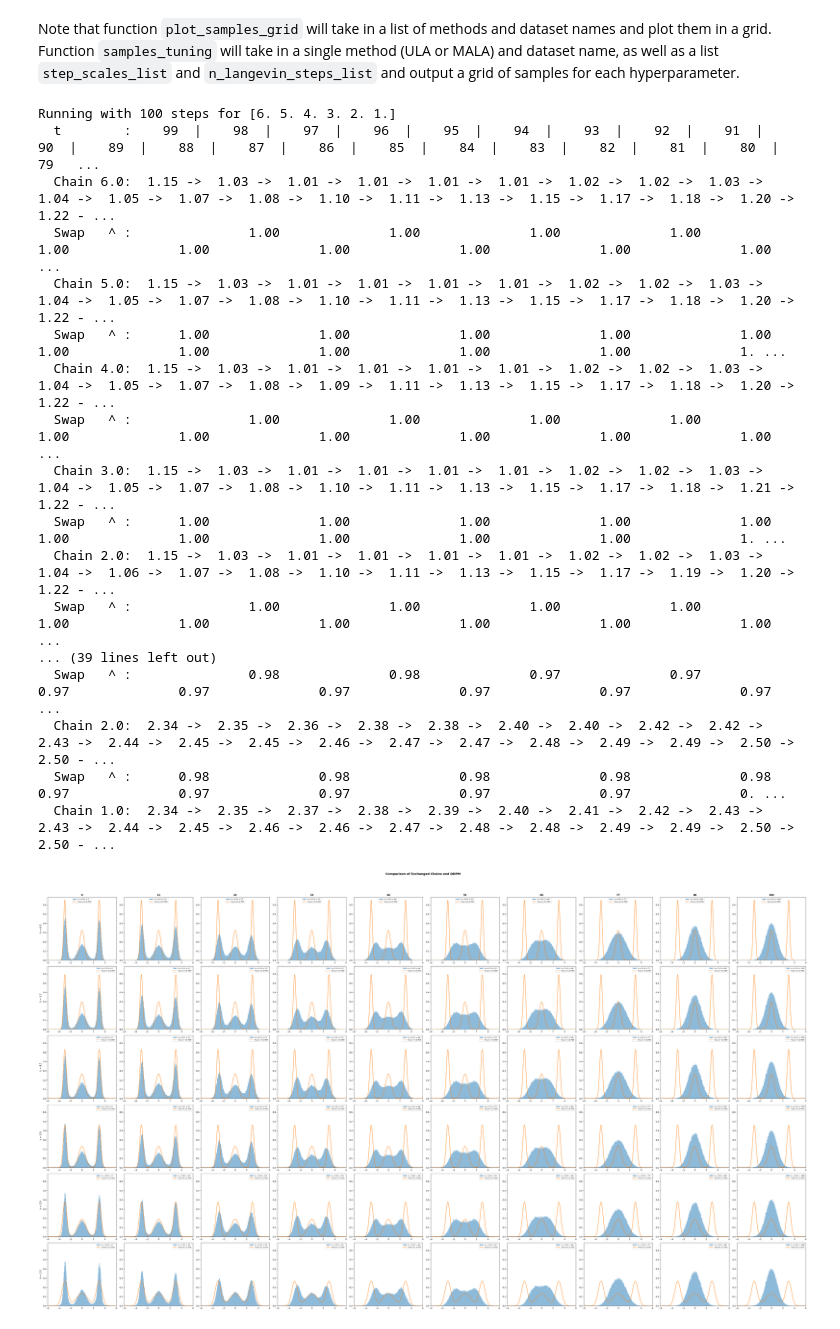
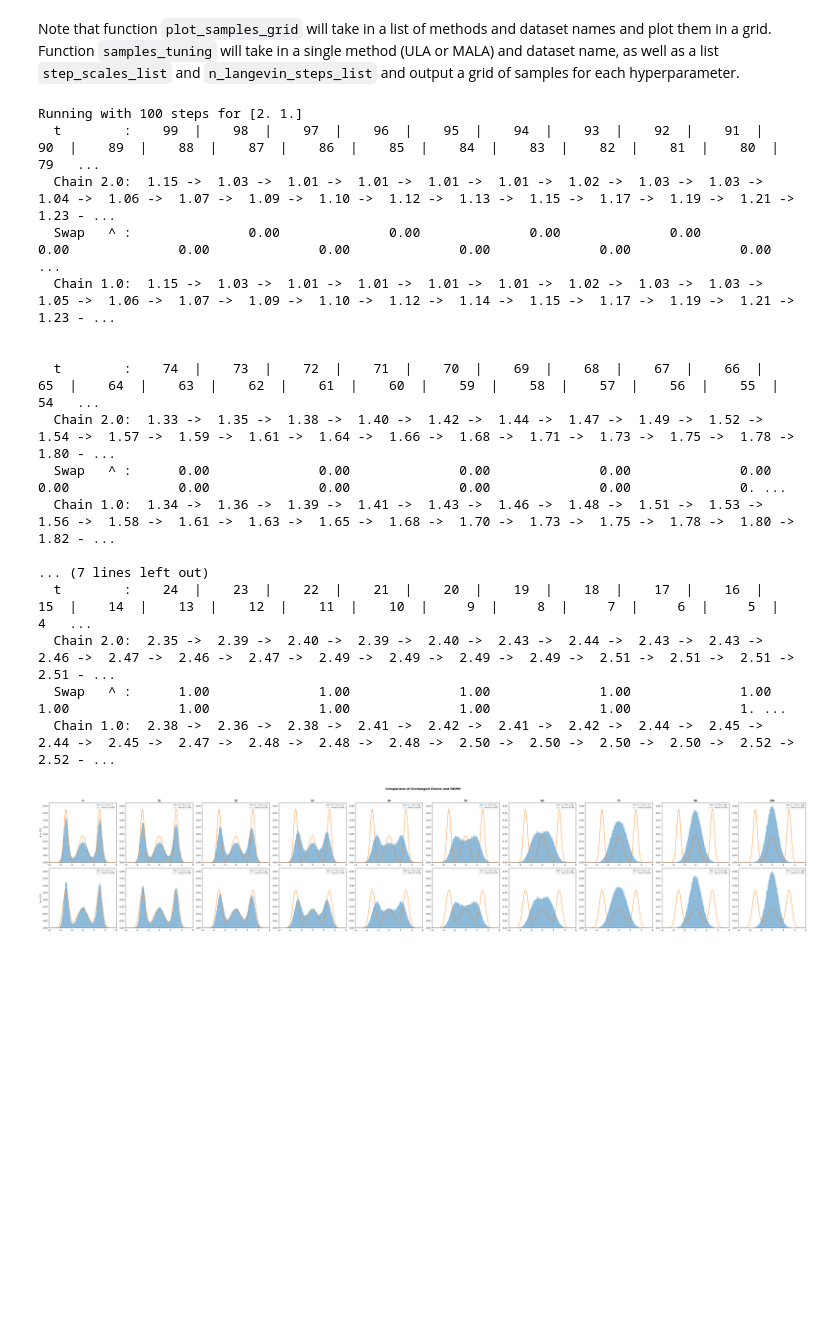
Before and after one commit to oatmeallover/parallel_tempering, a Jupyter notebook: tempered_energy.ipynb, the cells around one changed output. Drawn from its saved outputs; the diff is of its cells as text; code cells hidden in the pictures; blank space fills up the shorter version.

Commit message:
below time step

```diff
--- a/tempered_energy.ipynb
+++ b/tempered_energy.ipynb
@@ -14,31 +14,31 @@ from src.eval import ladder_ddpm, plot_acceptance_over_time, plot_acceptance_ove
 Note that function `plot_samples_grid` will take in a list of methods and dataset names and plot them in a grid. Function `samples_tuning` will take in a single method (ULA or MALA) and dataset name, as well as a list `step_scales_list` and `n_langevin_steps_list` and output a grid of samples for each hyperparameter.
 # %%
 dataset_name = "composed"
-k = 6.0
+k = 2.0
 sigma = 0.5
 step_scale = 1
 n_langevin_steps = 3
-n_replicas = 6
+n_replicas = 2
 
 x_ladder, a_ladder = ladder_ddpm(dataset_name, k, sigma, step_scale, n_langevin_steps, n_replicas, x_limit=6, save_dir="figures", figsize_per_panel=(5,4), filename=None)
 plot_acceptance_over_time(a_ladder)
 _ = plot_acceptance_over_position(a_ladder, x_ladder[0][k])
 # %% [output]
-Running with 100 steps for [6. 5. 4. 3. 2. 1.]
+Running with 100 steps for [2. 1.]
   t        :    99  |    98  |    97  |    96  |    95  |    94  |    93  |    92  |    91  |    90  |    89  |    88  |    87  |    86  |    85  |    84  |    83  |    82  |    81  |    80  |    79   ...
-  Chain 6.0:  1.15 ->  1.03 ->  1.01 ->  1.01 ->  1.01 ->  1.01 ->  1.02 ->  1.02 ->  1.03 ->  1.04 ->  1.05 ->  1.07 ->  1.08 ->  1.10 ->  1.11 ->  1.13 ->  1.15 ->  1.17 ->  1.18 ->  1.20 ->  1.22 - ...
-  Swap   ^ :               1.00              1.00              1.00              1.00              1.00              1.00              1.00              1.00              1.00              1.00        ...
-  Chain 5.0:  1.15 ->  1.03 ->  1.01 ->  1.01 ->  1.01 ->  1.01 ->  1.02 ->  1.02 ->  1.03 ->  1.04 ->  1.05 ->  1.07 ->  1.08 ->  1.10 ->  1.11 ->  1.13 ->  1.15 ->  1.17 ->  1.18 ->  1.20 ->  1.22 - ...
+  Chain 2.0:  1.15 ->  1.03 ->  1.01 ->  1.01 ->  1.01 ->  1.01 ->  1.02 ->  1.03 ->  1.03 ->  1.04 ->  1.06 ->  1.07 ->  1.09 ->  1.10 ->  1.12 ->  1.13 ->  1.15 ->  1.17 ->  1.19 ->  1.21 ->  1.23 - ...
+  Swap   ^ :               0.00              0.00              0.00              0.00              0.00              0.00              0.00              0.00              0.00              0.00        ...
+  Chain 1.0:  1.15 ->  1.03 ->  1.01 ->  1.01 ->  1.01 ->  1.01 ->  1.02 ->  1.03 ->  1.03 ->  1.05 ->  1.06 ->  1.07 ->  1.09 ->  1.10 ->  1.12 ->  1.14 ->  1.15 ->  1.17 ->  1.19 ->  1.21 ->  1.23 - ...
+
+
+  t        :    74  |    73  |    72  |    71  |    70  |    69  |    68  |    67  |    66  |    65  |    64  |    63  |    62  |    61  |    60  |    59  |    58  |    57  |    56  |    55  |    54   ...
+  Chain 2.0:  1.33 ->  1.35 ->  1.38 ->  1.40 ->  1.42 ->  1.44 ->  1.47 ->  1.49 ->  1.52 ->  1.54 ->  1.57 ->  1.59 ->  1.61 ->  1.64 ->  1.66 ->  1.68 ->  1.71 ->  1.73 ->  1.75 ->  1.78 ->  1.80 - ...
+  Swap   ^ :      0.00              0.00              0.00              0.00              0.00              0.00              0.00              0.00              0.00              0.00              0. ...
+  Chain 1.0:  1.34 ->  1.36 ->  1.39 ->  1.41 ->  1.43 ->  1.46 ->  1.48 ->  1.51 ->  1.53 ->  1.56 ->  1.58 ->  1.61 ->  1.63 ->  1.65 ->  1.68 ->  1.70 ->  1.73 ->  1.75 ->  1.78 ->  1.80 ->  1.82 - ...
+
+... (7 lines left out)
+  t        :    24  |    23  |    22  |    21  |    20  |    19  |    18  |    17  |    16  |    15  |    14  |    13  |    12  |    11  |    10  |     9  |     8  |     7  |     6  |     5  |     4   ...
+  Chain 2.0:  2.35 ->  2.39 ->  2.40 ->  2.39 ->  2.40 ->  2.43 ->  2.44 ->  2.43 ->  2.43 ->  2.46 ->  2.47 ->  2.46 ->  2.47 ->  2.49 ->  2.49 ->  2.49 ->  2.49 ->  2.51 ->  2.51 ->  2.51 ->  2.51 - ...
   Swap   ^ :      1.00              1.00              1.00              1.00              1.00              1.00              1.00              1.00              1.00              1.00              1. ...
-  Chain 4.0:  1.15 ->  1.03 ->  1.01 ->  1.01 ->  1.01 ->  1.01 ->  1.02 ->  1.02 ->  1.03 ->  1.04 ->  1.05 ->  1.07 ->  1.08 ->  1.09 ->  1.11 ->  1.13 ->  1.15 ->  1.17 ->  1.18 ->  1.20 ->  1.22 - ...
-  Swap   ^ :               1.00              1.00              1.00              1.00              1.00              1.00              1.00              1.00              1.00              1.00        ...
-  Chain 3.0:  1.15 ->  1.03 ->  1.01 ->  1.01 ->  1.01 ->  1.01 ->  1.02 ->  1.02 ->  1.03 ->  1.04 ->  1.05 ->  1.07 ->  1.08 ->  1.10 ->  1.11 ->  1.13 ->  1.15 ->  1.17 ->  1.18 ->  1.21 ->  1.22 - ...
-  Swap   ^ :      1.00              1.00              1.00              1.00              1.00              1.00              1.00              1.00              1.00              1.00              1. ...
-  Chain 2.0:  1.15 ->  1.03 ->  1.01 ->  1.01 ->  1.01 ->  1.01 ->  1.02 ->  1.02 ->  1.03 ->  1.04 ->  1.06 ->  1.07 ->  1.08 ->  1.10 ->  1.11 ->  1.13 ->  1.15 ->  1.17 ->  1.19 ->  1.20 ->  1.22 - ...
-  Swap   ^ :               1.00              1.00              1.00              1.00              1.00              1.00              1.00              1.00              1.00              1.00        ...
-... (39 lines left out)
-  Swap   ^ :               0.98              0.98              0.97              0.97              0.97              0.97              0.97              0.97              0.97              0.97        ...
-  Chain 2.0:  2.34 ->  2.35 ->  2.36 ->  2.38 ->  2.38 ->  2.40 ->  2.40 ->  2.42 ->  2.42 ->  2.43 ->  2.44 ->  2.45 ->  2.45 ->  2.46 ->  2.47 ->  2.47 ->  2.48 ->  2.49 ->  2.49 ->  2.50 ->  2.50 - ...
-  Swap   ^ :      0.98              0.98              0.98              0.98              0.98              0.97              0.97              0.97              0.97              0.97              0. ...
-  Chain 1.0:  2.34 ->  2.35 ->  2.37 ->  2.38 ->  2.39 ->  2.40 ->  2.41 ->  2.42 ->  2.43 ->  2.43 ->  2.44 ->  2.45 ->  2.46 ->  2.46 ->  2.47 ->  2.48 ->  2.48 ->  2.49 ->  2.49 ->  2.50 ->  2.50 - ...
+  Chain 1.0:  2.38 ->  2.36 ->  2.38 ->  2.41 ->  2.42 ->  2.41 ->  2.42 ->  2.44 ->  2.45 ->  2.44 ->  2.45 ->  2.47 ->  2.48 ->  2.48 ->  2.48 ->  2.50 ->  2.50 ->  2.50 ->  2.50 ->  2.52 ->  2.52 - ...
-[figure, old version]
+[figure, new version]
```
Also changed, not shown: parts of 1 cell of this notebook, 4 other files.
